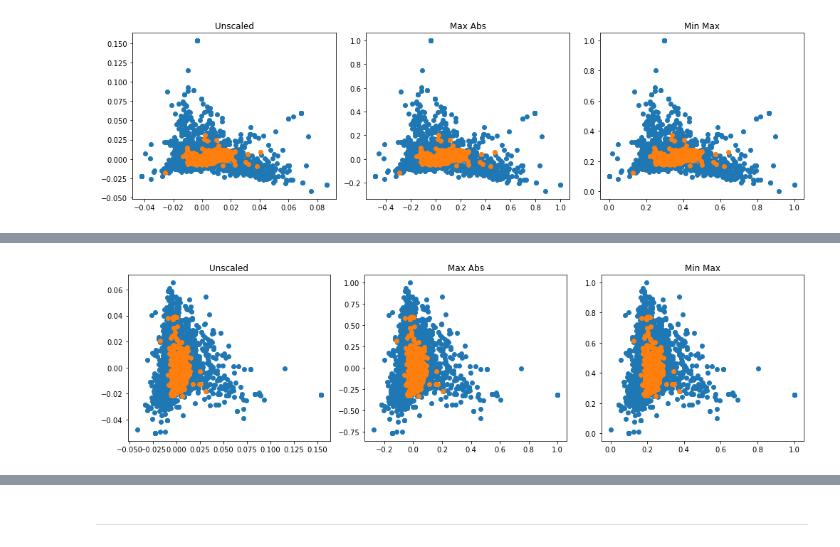
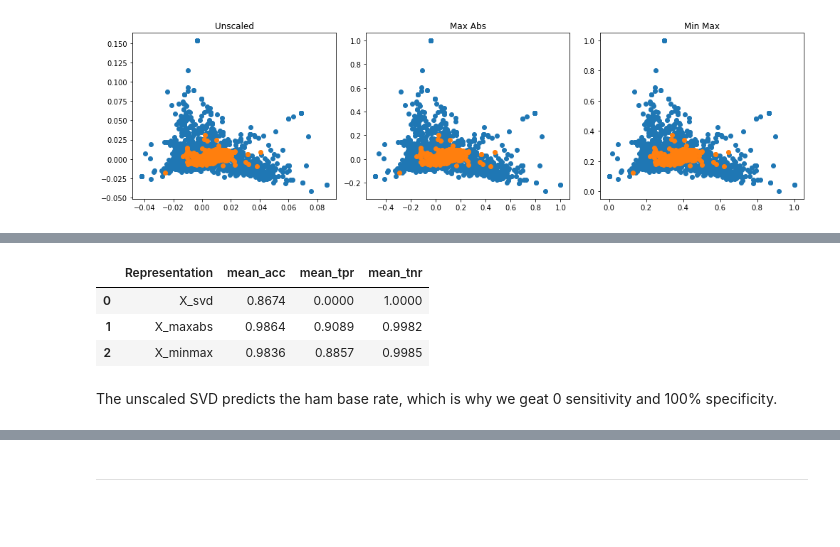
Before and after one commit to BigBangData/NaturalLanguageProcessing, a Jupyter notebook: TextAnalyticsWithR/06_DimensionalityReduction2_StackOverflow.ipynb, the cells around one changed output, grey strips where cells are left out. Saved outputs shown, nothing was run; the diff lists cells and outputs as text; code cells hidden in the pictures; blank space fills up the shorter version.

```diff
--- a/TextAnalyticsWithR/06_DimensionalityReduction2_StackOverflow.ipynb
+++ b/TextAnalyticsWithR/06_DimensionalityReduction2_StackOverflow.ipynb
@@ -209,4 +208,34 @@ p = plot_scatter(3)
-# %%
-p = plot_scatter(4)
-# %% [output]
-[figure, removed]
+# %%
+from sklearn.model_selection import cross_val_score
+from sklearn.metrics import make_scorer, accuracy_score, recall_score
+
+def scikitlearn_cv(clf, X, y, seed_, cv=10, test_size=.25):
+
+    scorer_ = {
+        'acc': make_scorer(accuracy_score),
+        'tpr': make_scorer(recall_score, pos_label=1),
+        'tnr': make_scorer(recall_score, pos_label=0)
+    }
+
+    acc = cross_val_score(clf, X, y, cv=cv, verbose=0, scoring=scorer_['acc'], n_jobs=-1)
+    tpr = cross_val_score(clf, X, y, cv=cv, verbose=0, scoring=scorer_['tpr'], n_jobs=-1)
+    tnr = cross_val_score(clf, X, y, cv=cv, verbose=0, scoring=scorer_['tnr'], n_jobs=-1)
+
+    return acc.mean(), tpr.mean(), tnr.mean()
+# %%
+def collect_cvs(clf, Xs, Xnames, y, seed_, cv=10, test_size=.25):
+
+    s_accs, s_tprs, s_tnrs = [], [], []
+    for X in Xs:
+        s_acc, s_tpr, s_tnr = scikitlearn_cv(clf, X, y, seed_=seed_,
+                                             cv=cv, test_size=test_size)
+        s_accs.append(round(s_acc, 4))
+        s_tprs.append(round(s_tpr, 4))
+        s_tnrs.append(round(s_tnr, 4))
+
+    data = {'Representation': Xnames,
+            'mean_acc': s_accs,
+            'mean_tpr': s_tprs,
+            'mean_tnr': s_tnrs}
+
+    return data
@@ -212,0 +251,9 @@ p = plot_scatter(4)
+# %%
+pd.DataFrame(data)
+# %% [output]
+|  | Representation | mean_acc | mean_tpr | mean_tnr |
+| 0 | X_svd | 0.8674 | 0.0000 | 1.0000 |
+| 1 | X_maxabs | 0.9864 | 0.9089 | 0.9982 |
+| 2 | X_minmax | 0.9836 | 0.8857 | 0.9985 |
+# %% [markdown]
+The unscaled SVD predicts the ham base rate, which is why we geat 0 sensitivity and 100% specificity.
```
Also changed, not shown: parts of 11 cells of this notebook.
